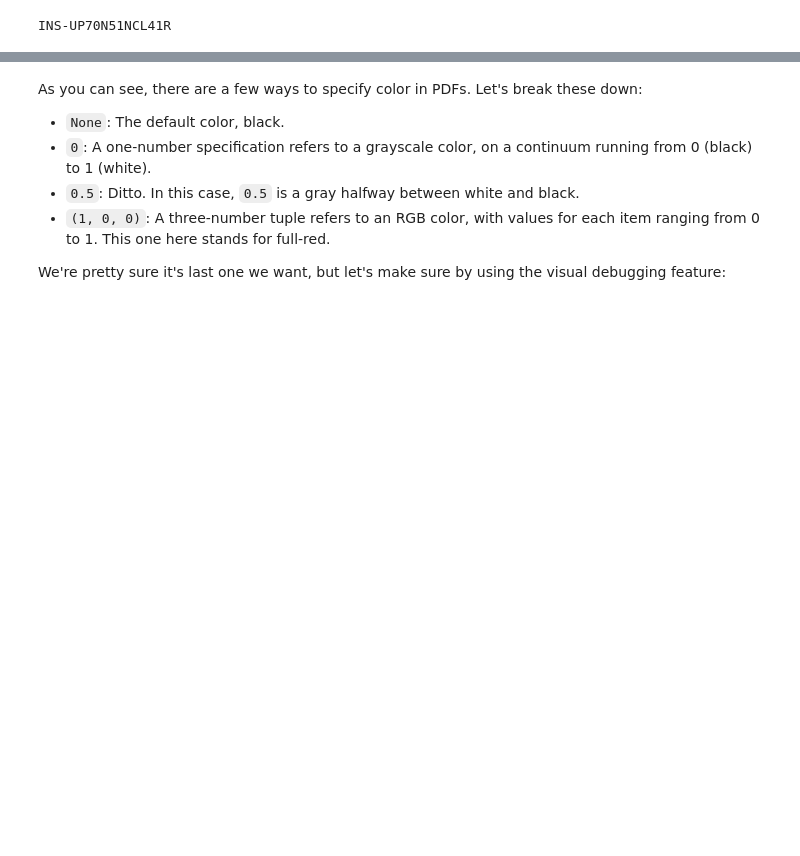
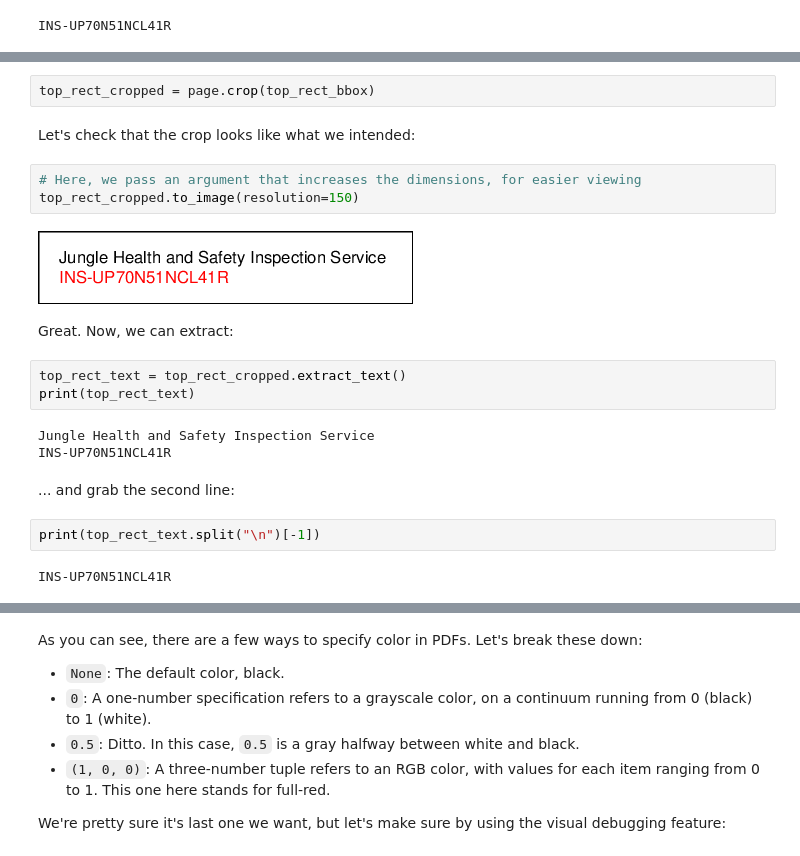
Before and after one commit to jsvine/nicar-2024-pdfplumber-workshop, a Jupyter notebook: notebooks/01-practice.ipynb, the cells around one changed output, grey strips where cells are left out. Saved outputs shown, nothing was run; the diff lists cells and outputs as text; blank space fills up the shorter version.

```diff
--- a/notebooks/01-practice.ipynb
+++ b/notebooks/01-practice.ipynb
@@ -172 +223,24 @@ INS-UP70N51NCL41R
+# %%
+top_rect_cropped = page.crop(top_rect_bbox)
+# %% [markdown]
+Let's check that the crop looks like what we intended:
+# %%
+# Here, we pass an argument that increases the dimensions, for easier viewing
+top_rect_cropped.to_image(resolution=150)
+# %% [output]
+[figure, new version]
+# %% [markdown]
+Great. Now, we can extract:
+# %%
+top_rect_text = top_rect_cropped.extract_text()
+print(top_rect_text)
+# %% [output]
+Jungle Health and Safety Inspection Service
+INS-UP70N51NCL41R
+# %% [markdown]
+... and grab the second line:
+# %%
+print(top_rect_text.split("\n")[-1])
+# %% [output]
+INS-UP70N51NCL41R
 # %% [markdown]
```
Also changed, not shown: parts of 72 cells of this notebook, 5 other files.
